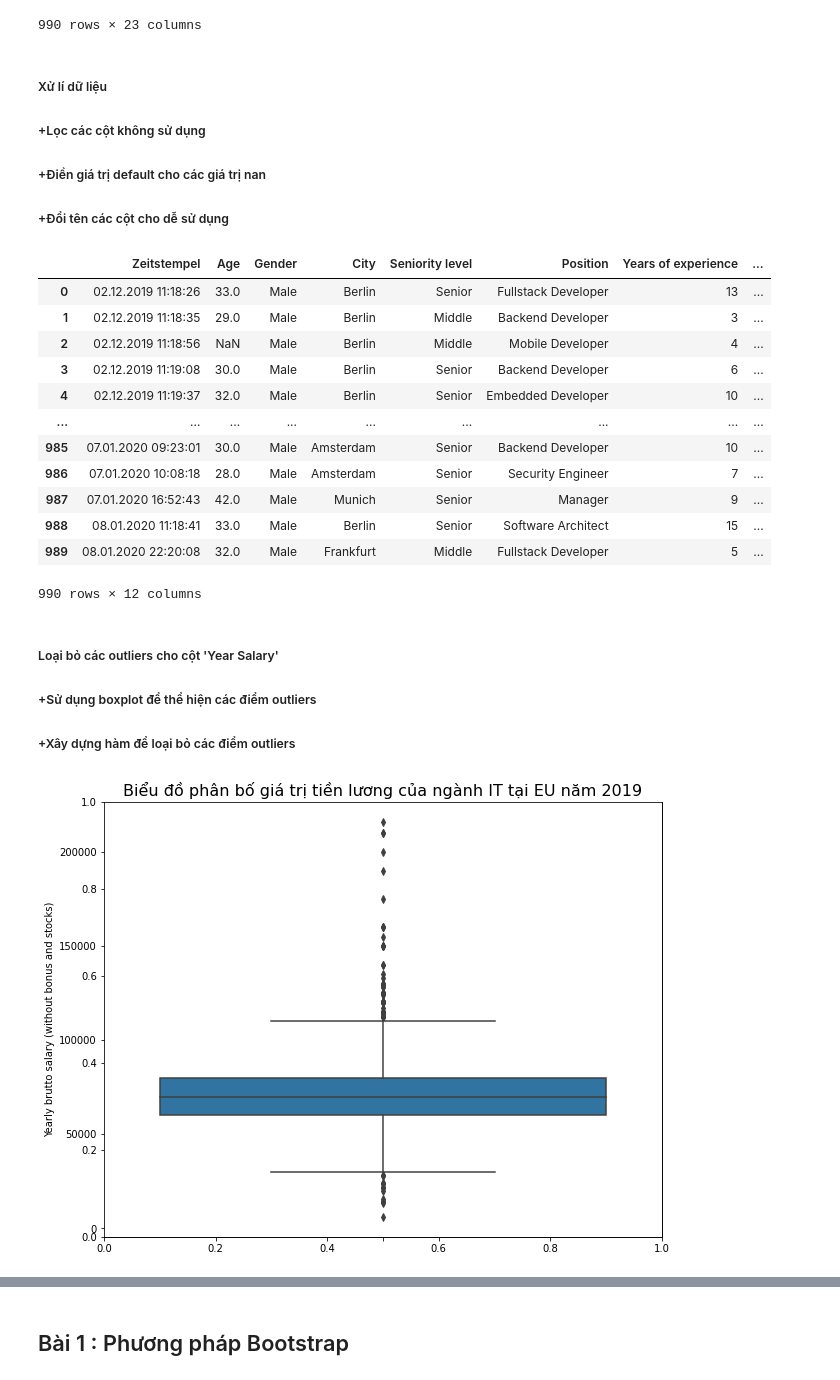
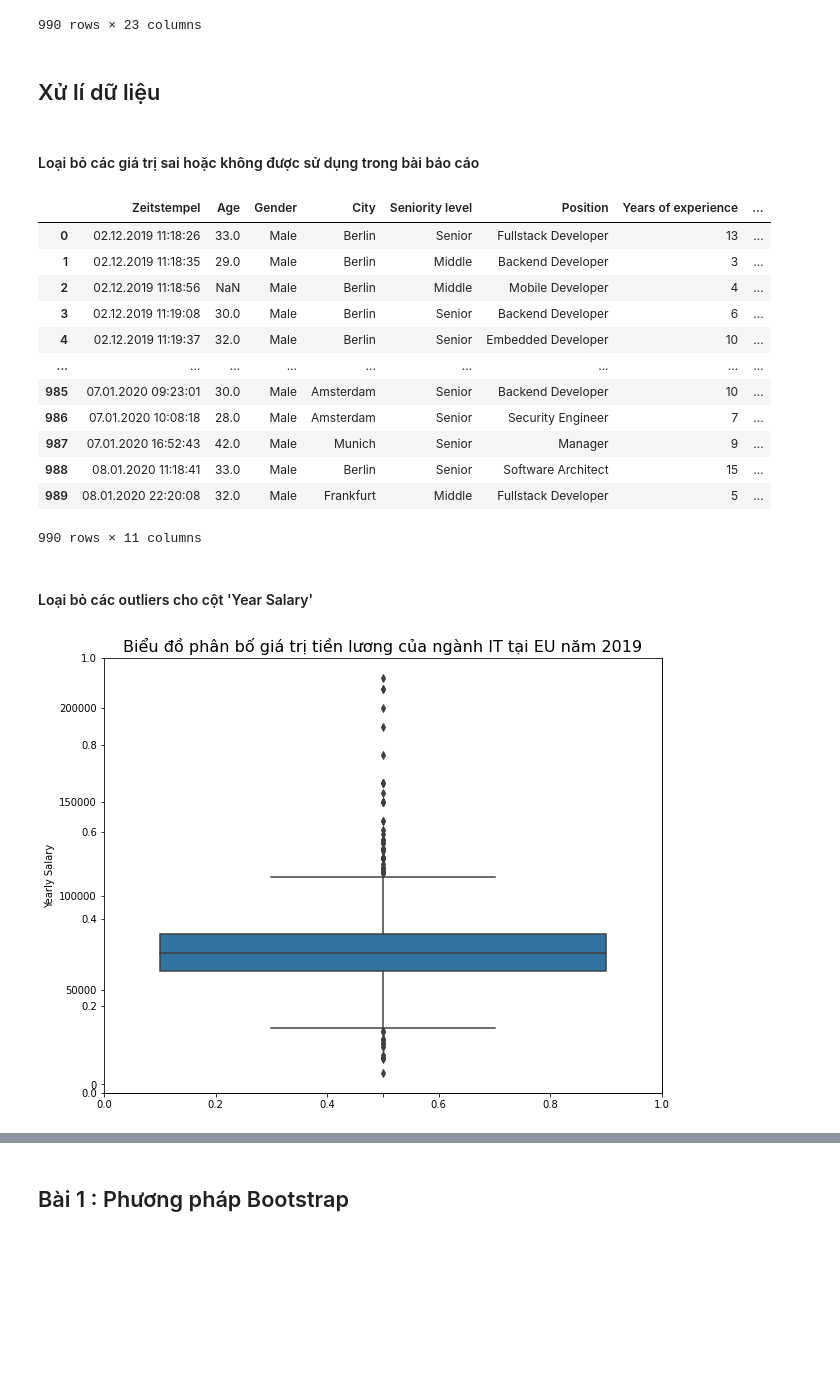
Before and after one commit to PVCuong2001/GK_KHDL, a Jupyter notebook: Bai2.ipynb, the cells around one changed output, grey strips where cells are left out. Saved outputs shown, nothing was run; the diff lists cells and outputs as text; code cells hidden in the pictures; blank space fills up the shorter version.

```diff
--- a/Bai2.ipynb
+++ b/Bai2.ipynb
@@ -30,14 +30,16 @@ dfsalaries
 | 988 | 08.01.2020 11:18:41 | 33.0 | Male | Berlin | Senior | Software Architect | 15 | ... |
 | 989 | 08.01.2020 22:20:08 | 32.0 | Male | Frankfurt | Middle | Fullstack Developer | 5 | ... |
 990 rows × 23 columns
-# %% [markdown]
-##### Xử lí dữ liệu
-#####       +Lọc các cột không sử dụng
-#####       +Điền giá trị default cho các giá trị nan
-#####      +Đổi tên các cột cho dễ sử dụng
+# %% [markdown]
+## Xử lí dữ liệu
+# %% [markdown]
+#### Loại bỏ các giá trị sai hoặc không được sử dụng trong bài báo cáo
 # %%
-dfsalaries = dfsalaries.drop(columns = ['Yearly bonus','Company business sector','Yearly stocks','Yearly brutto salary (without bonus and stocks) one year ago. Only answer if staying in same country','Yearly bonus one year ago. Only answer if staying in same country','Yearly stocks one year ago. Only answer if staying in same country','Number of vacation days','Number of home office days per month','Main language at work','Сontract duration','0'])
-dfsalaries.rename(columns = {'Your main technology / programming language': 'Main technology' , 'Company name ':'Company name' ,'Position (without seniority)' : 'Position'}, inplace = True)
+# +Lọc các cột không sử dụng
+# +Điền giá trị default cho các giá trị nan
+# +Đổi tên các cột cho dễ sử dụng
+dfsalaries = dfsalaries.drop(columns = ['Yearly bonus','Company type','Company business sector','Yearly stocks','Yearly brutto salary (without bonus and stocks) one year ago. Only answer if staying in same country','Yearly bonus one year ago. Only answer if staying in same country','Yearly stocks one year ago. Only answer if staying in same country','Number of vacation days','Number of home office days per month','Main language at work','Сontract duration','0'])
+dfsalaries.rename(columns = {'Your main technology / programming language': 'Main technology' , 'Company name ':'Company name' ,'Position (without seniority)' : 'Position' ,'Yearly brutto salary (without bonus and stocks)' : 'Yearly Salary'}, inplace = True)
 dfsalaries['Company name'] = dfsalaries['Company name'].fillna('NotFill')
 dfsalaries
 # %% [output]
@@ -53,17 +55,16 @@ dfsalaries
 | 987 | 07.01.2020 16:52:43 | 42.0 | Male | Munich | Senior | Manager | 9 | ... |
 | 988 | 08.01.2020 11:18:41 | 33.0 | Male | Berlin | Senior | Software Architect | 15 | ... |
 | 989 | 08.01.2020 22:20:08 | 32.0 | Male | Frankfurt | Middle | Fullstack Developer | 5 | ... |
-990 rows × 12 columns
+990 rows × 11 columns
 # %% [markdown]
-##### Loại bỏ các outliers cho cột 'Year Salary'
-#####       +Sử dụng boxplot để thể hiện các điểm outliers
-#####       +Xây dựng hàm để loại bỏ các điểm outliers
+#### Loại bỏ các outliers cho cột 'Year Salary'
 # %%
+# Sử dụng boxplot để thể hiện các điểm outliers
 fig = plt.figure(figsize= (10, 8))
 plt.title('Biểu đồ phân bố giá trị tiền lương của ngành IT tại EU năm 2019', fontsize= 16)
 axs = fig.subplots()
-sns.boxplot(data = dfsalaries, y= 'Yearly brutto salary (without bonus and stocks)')
+sns.boxplot(data = dfsalaries, y= 'Yearly Salary')
 plt.show()
 # %% [output]
-[figure, old version]
+[figure, new version]
 # %%
```
Also changed, not shown: parts of 39 cells of this notebook.
